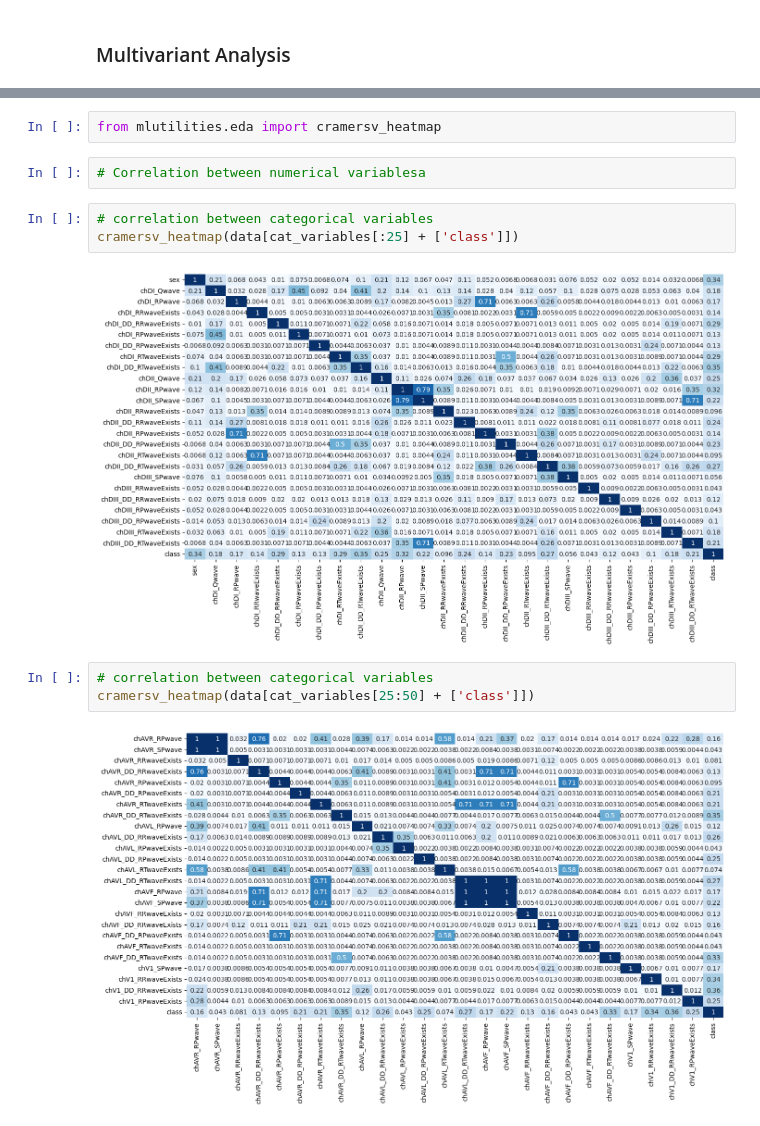
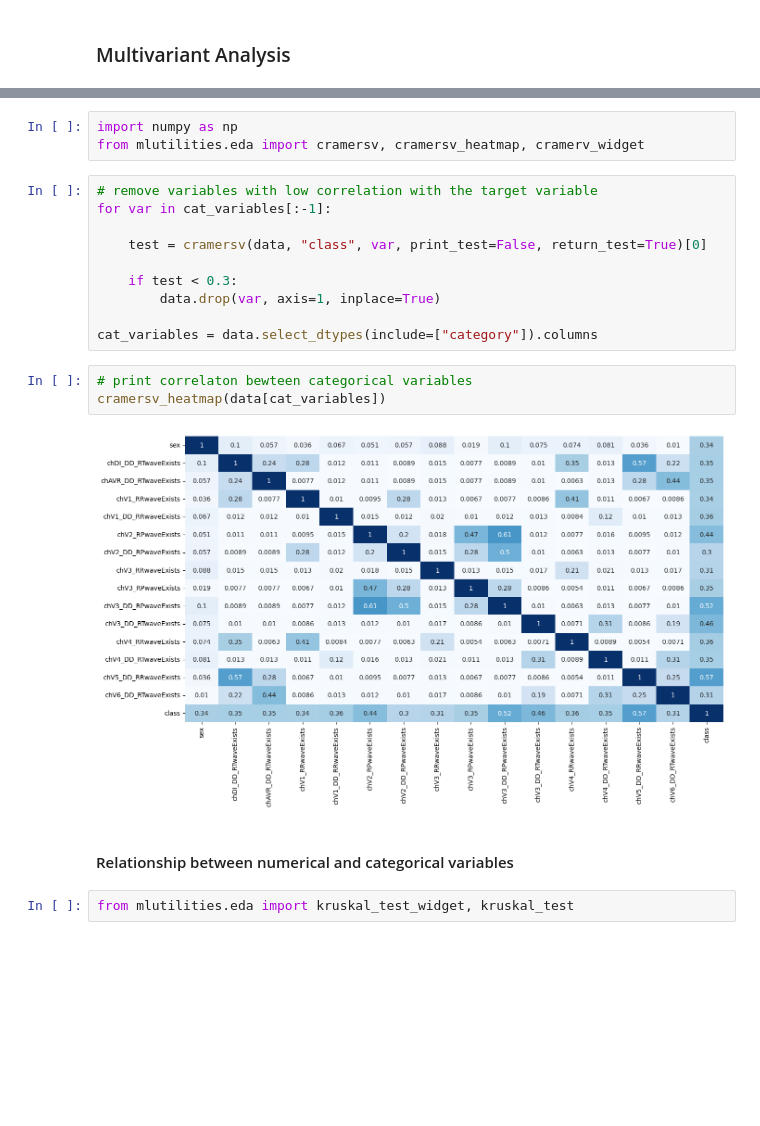
Before and after one commit to omarcastano/MLutilities, a Jupyter notebook: notebooks/arrhythim.ipynb, the cells around one changed output, grey strips where cells are left out. Saved outputs shown, nothing was run; the diff lists cells and outputs as text; blank space fills up the shorter version.

```diff
--- a/notebooks/arrhythim.ipynb
+++ b/notebooks/arrhythim.ipynb
@@ -155,14 +207,22 @@ HBox(children=(Dropdown(description='Variable:', layout=Layout(height='30px', wi
+# %%
+import numpy as np
+from mlutilities.eda import cramersv, cramersv_heatmap, cramerv_widget
+# %%
+# remove variables with low correlation with the target variable
+for var in cat_variables[:-1]:
+
+    test = cramersv(data, "class", var, print_test=False, return_test=True)[0]
+
+    if test < 0.3:
+        data.drop(var, axis=1, inplace=True)
+
+cat_variables = data.select_dtypes(include=["category"]).columns
+# %%
+# print correlaton bewteen categorical variables
+cramersv_heatmap(data[cat_variables])
+# %% [output]
+[figure, added]
+# %% [markdown]
+#### Relationship between numerical and categorical variables
 # %%
-from mlutilities.eda import cramersv_heatmap
+from mlutilities.eda import kruskal_test_widget, kruskal_test
-# %%
-# Correlation between numerical variablesa
-# %%
-# correlation between categorical variables
-cramersv_heatmap(data[cat_variables[:25] + ['class']])
-# %% [output]
-[figure, removed]
-# %%
-# correlation between categorical variables
-cramersv_heatmap(data[cat_variables[25:50] + ['class']])
-# %% [output]
-[figure, removed]
```
Also changed, not shown: parts of 40 cells of this notebook, 5 other files.
